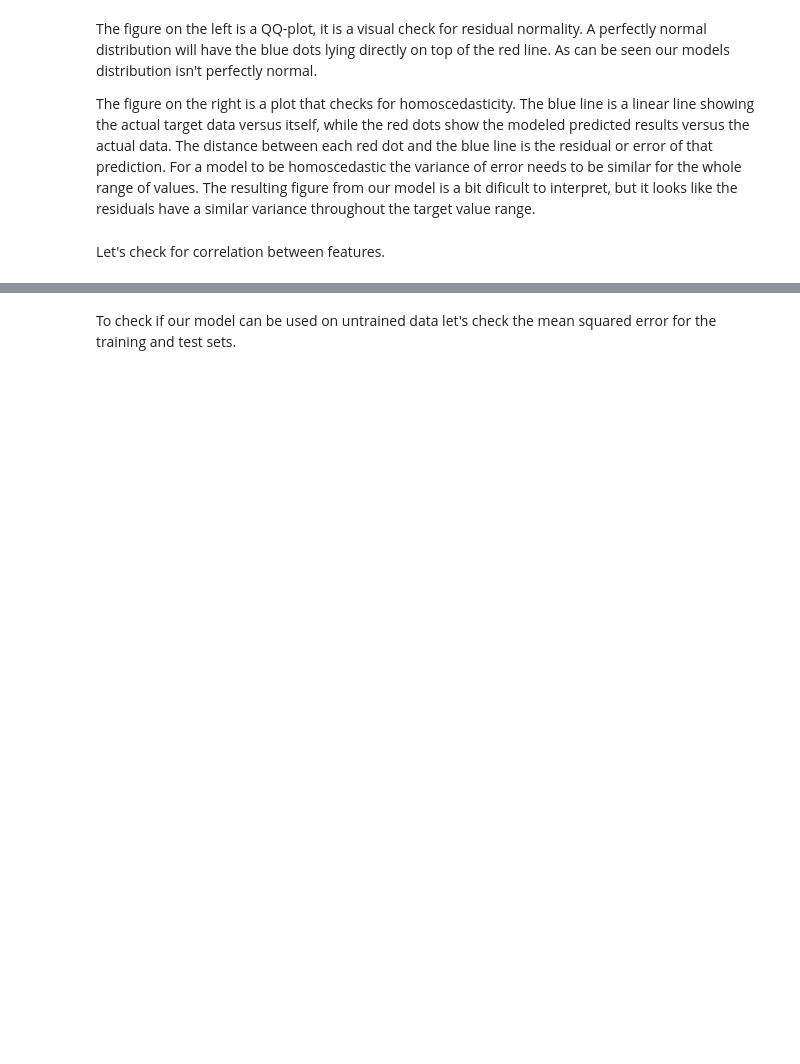
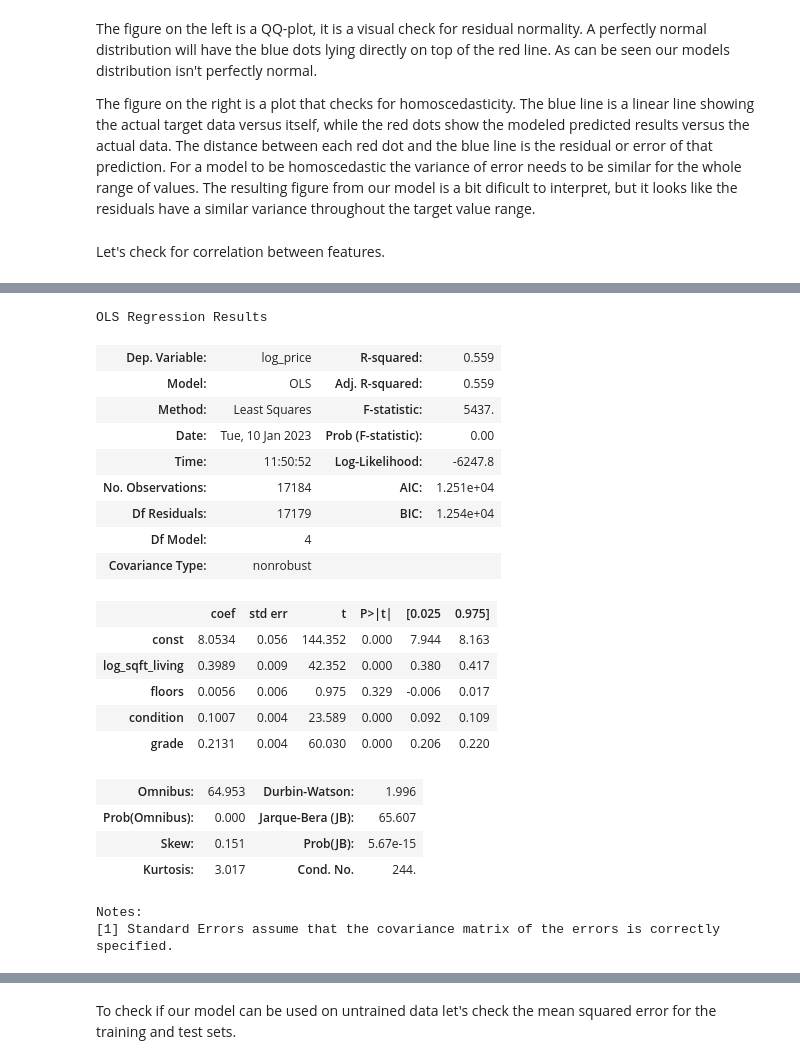
Before and after one commit to cschneck7/phase-2-project, a Jupyter notebook: EDA_and_Modelling.ipynb, the cells around one changed output, grey strips where cells are left out. Saved outputs shown, nothing was run; the diff lists cells and outputs as text; code cells hidden in the pictures; blank space fills up the shorter version.

```diff
--- a/EDA_and_Modelling.ipynb
+++ b/EDA_and_Modelling.ipynb
@@ -561,0 +562,26 @@ The model actually performs worse with the removal of `log_sqft_living`. The R<s
+# %%
+# Creates independent training data used for model 5
+X_train_model5 = dp.log_columns(X_train_model4, columns='sqft_living')
+y_train_log = dp.log_columns(y_train)
+
+# Cross validates training data from fifth model
+model5_results = dp.cross_val(X_train_model5, y_train_log)
+# prints fifth models cross validation results
+print('Fifth Model Train Rsquared Score: {}'.format(round(model5_results['train_score'].mean(), 5)))
+print('Fifth Model Test Rsquared Score: {}\n'.format(round(model5_results['test_score'].mean(), 5)))
+
+# prints fourth models cross validation results
+print('Fourth Model Train Rsquared Score: {}'.format(round(model4_results['train_score'].mean(), 5)))
+print('Fourth Model Test Rsquared Score: {}\n'.format(round(model4_results['test_score'].mean(), 5)))
+
+# prints third models cross validation results
+print('Third Model Train Rsquared Score: {}'.format(round(model3_results['train_score'].mean(), 5)))
+print('Third Model Test Rsquared Score: {}\n'.format(round(model3_results['test_score'].mean(), 5)))
+
+# prints second models cross validation results
+print('Second Model Train Rsquared Score: {}'.format(round(model2_results['train_score'].mean(), 5)))
+print('Second Model Test Rsquared Score: {}\n'.format(round(model2_results['test_score'].mean(), 5)))
+
+# prints baseline cross validation results
+print('Baseline Train Rsquared Score: {}'.format(round(base_results['train_score'].mean(), 5)))
+print('Baseline Test Rsquared Score: {}'.format(round(base_results['test_score'].mean(), 5)))
@@ -561,0 +603,27 @@ The model actually performs worse with the removal of `log_sqft_living`. The R<s
+# %%
+# Creates model using statsmodels, and prints summary
+model5 = dp.model_summary(X_train_model5, y_train_log)
+model5.summary()
+# %% [output]
+OLS Regression Results
+| Dep. Variable: | log_price | R-squared: | 0.559 |
+| Model: | OLS | Adj. R-squared: | 0.559 |
+| Method: | Least Squares | F-statistic: | 5437. |
+| Date: | Tue, 10 Jan 2023 | Prob (F-statistic): | 0.00 |
+| Time: | 11:50:52 | Log-Likelihood: | -6247.8 |
+| No. Observations: | 17184 | AIC: | 1.251e+04 |
+| Df Residuals: | 17179 | BIC: | 1.254e+04 |
+| Df Model: | 4 |  |  |
+| Covariance Type: | nonrobust |  |  |
+|  | coef | std err | t | P>|t| | [0.025 | 0.975] |
+| const | 8.0534 | 0.056 | 144.352 | 0.000 | 7.944 | 8.163 |
+| log_sqft_living | 0.3989 | 0.009 | 42.352 | 0.000 | 0.380 | 0.417 |
+| floors | 0.0056 | 0.006 | 0.975 | 0.329 | -0.006 | 0.017 |
+| condition | 0.1007 | 0.004 | 23.589 | 0.000 | 0.092 | 0.109 |
+| grade | 0.2131 | 0.004 | 60.030 | 0.000 | 0.206 | 0.220 |
+| Omnibus: | 64.953 | Durbin-Watson: | 1.996 |
+| Prob(Omnibus): | 0.000 | Jarque-Bera (JB): | 65.607 |
+| Skew: | 0.151 | Prob(JB): | 5.67e-15 |
+| Kurtosis: | 3.017 | Cond. No. | 244. |
+Notes:
+[1] Standard Errors assume that the covariance matrix of the errors is correctly specified.
```
Also changed, not shown: parts of 32 cells of this notebook, 1 other file.
